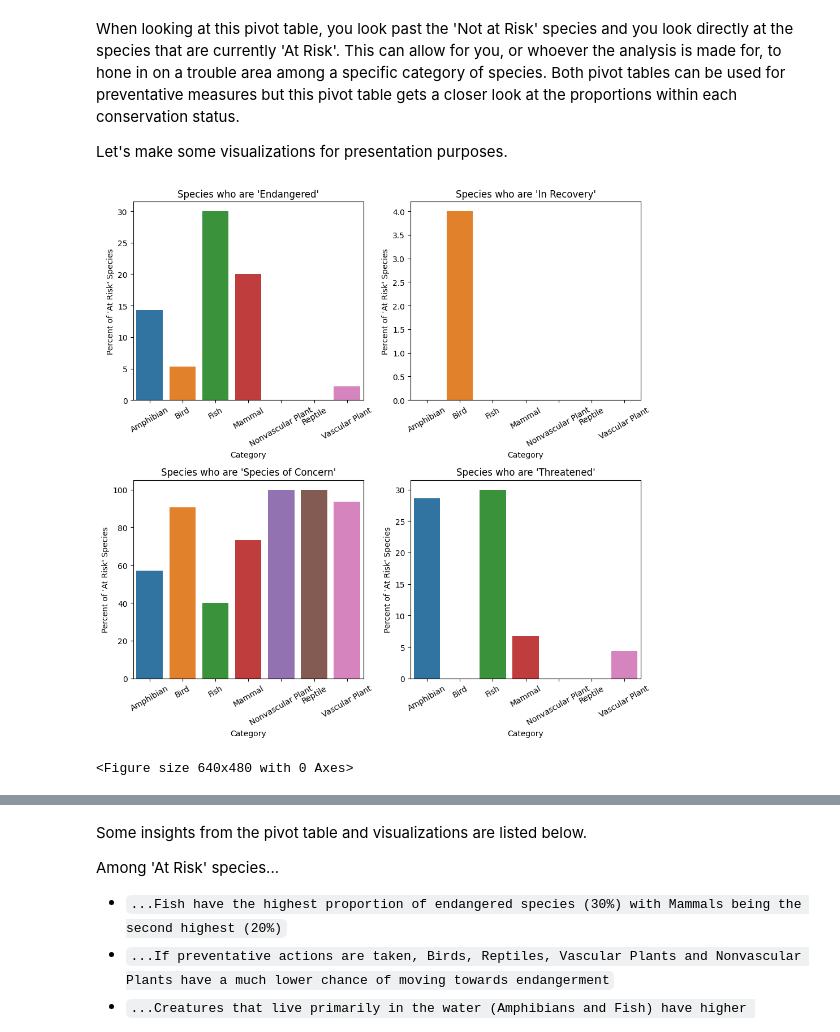
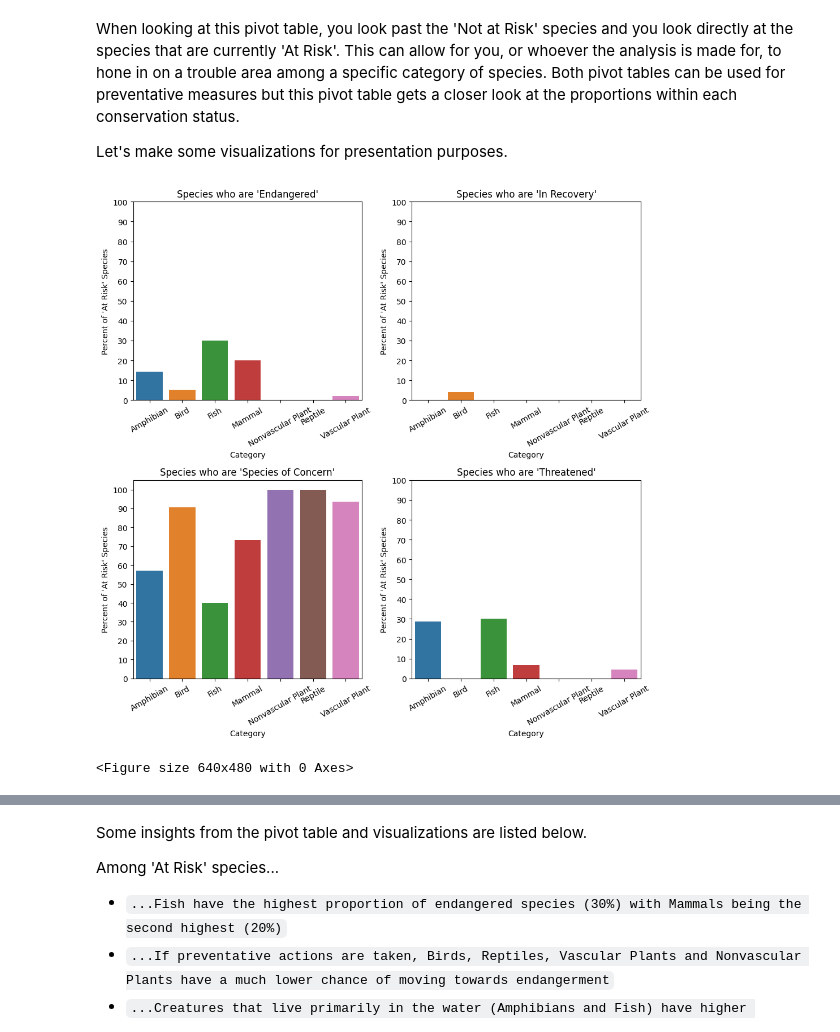
Before and after one commit to bsandma1/Biodiversity_Analysis, a Jupyter notebook: Biodiversity_Analysis.ipynb, the cells around one changed output, grey strips where cells are left out. Cells and saved outputs as stored; diff of their text form; code cells hidden in the pictures.

```diff
--- a/Biodiversity_Analysis.ipynb
+++ b/Biodiversity_Analysis.ipynb
@@ -1089,6 +1100,8 @@ for i in range(len(parks_species_cat_pivot_props.columns)):
   ax = plt.subplot(3, 2, i + 1)
   ax.set_xticks(range(len(parks_species_cat_pivot.index)))
   ax.set_xticklabels(parks_species_cat_pivot.index, rotation=30)
+  ax.set_yticks(range(0, 110, 10))
+  ax.set_yticklabels(range(0, 110, 10))
   plt.tight_layout()
 
 plt.show()
@@ -1114,6 +1127,8 @@ for i in range(len(parks_species_cat_pivot_props.index)):
   ax = plt.subplot(3, 3, i + 1)
   ax.set_xticks(range(len(data.conservation_status)))
   ax.set_xticklabels(data.conservation_status, rotation=30)
+  ax.set_yticks(range(0, 110, 10))
+  ax.set_yticklabels(range(0, 110, 10))
   plt.tight_layout()
 
 plt.show()
@@ -1258,27 +1273,29 @@ for cat in pk_sp_cat_nar_excluded_pivot_props.index:
 # %%
 # 40 (Cont.)
 
 # Plotting the proportions of category within each conservation status
 
 plt.figure(figsize=(10, 10))
 
 for i in range(len(pk_sp_cat_nar_excluded_pivot_props.columns)):
   data = pk_sp_cat_nar_excluded_pivot_props[pk_sp_cat_nar_excluded_pivot_props.columns[i]].reset_index()
 
   plt.subplot(2, 2, i + 1)
   sns.barplot(x=data[data.columns[0]], y=data[data.columns[1]])
   plt.title(f'Species who are \'{data.columns[1]}\'')
   plt.xlabel('Category')
   plt.ylabel('Percent of \'At Risk\' Species')
   ax = plt.subplot(2, 2, i + 1)
   ax.set_xticks(range(len(pk_sp_cat_nar_excluded_pivot_props.index)))
   ax.set_xticklabels(pk_sp_cat_nar_excluded_pivot_props.index, rotation=30)
+  ax.set_yticks(range(0, 110, 10))
+  ax.set_yticklabels(range(0, 110, 10))
   plt.tight_layout()
 
 plt.show()
 plt.clf()
 # %% [output]
-[figure, old version]
+[figure, new version]
 <Figure size 640x480 with 0 Axes>
 # %%
 # 40 (Cont.)
```
Also changed, not shown: parts of 24 cells of this notebook.
